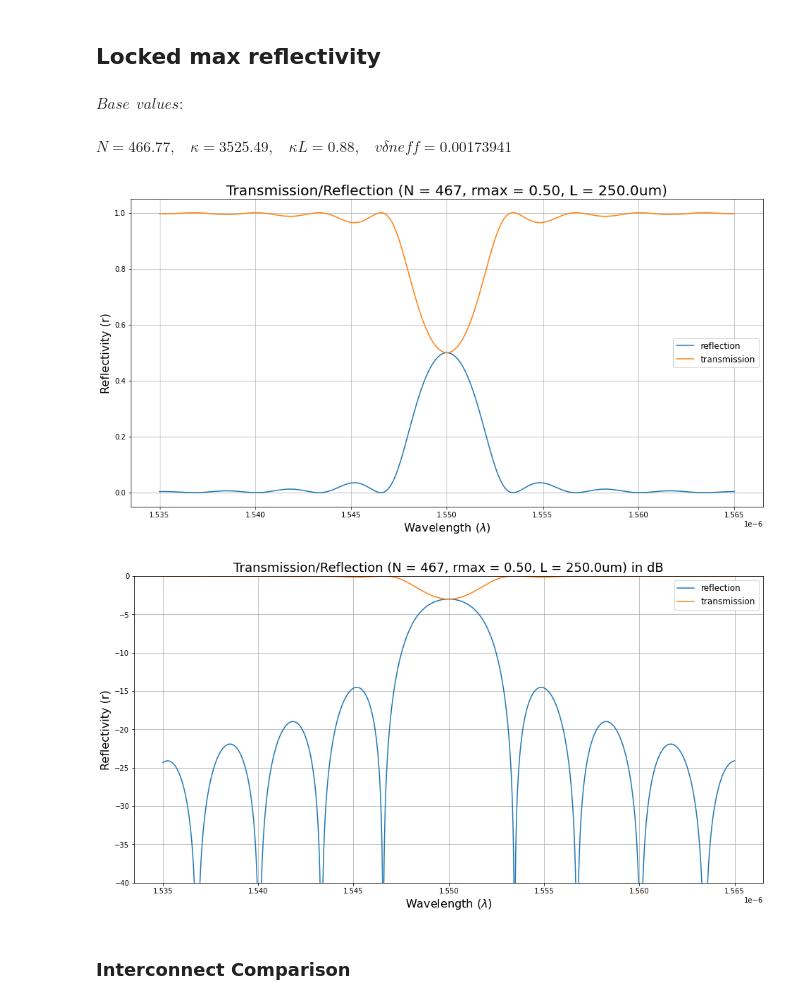
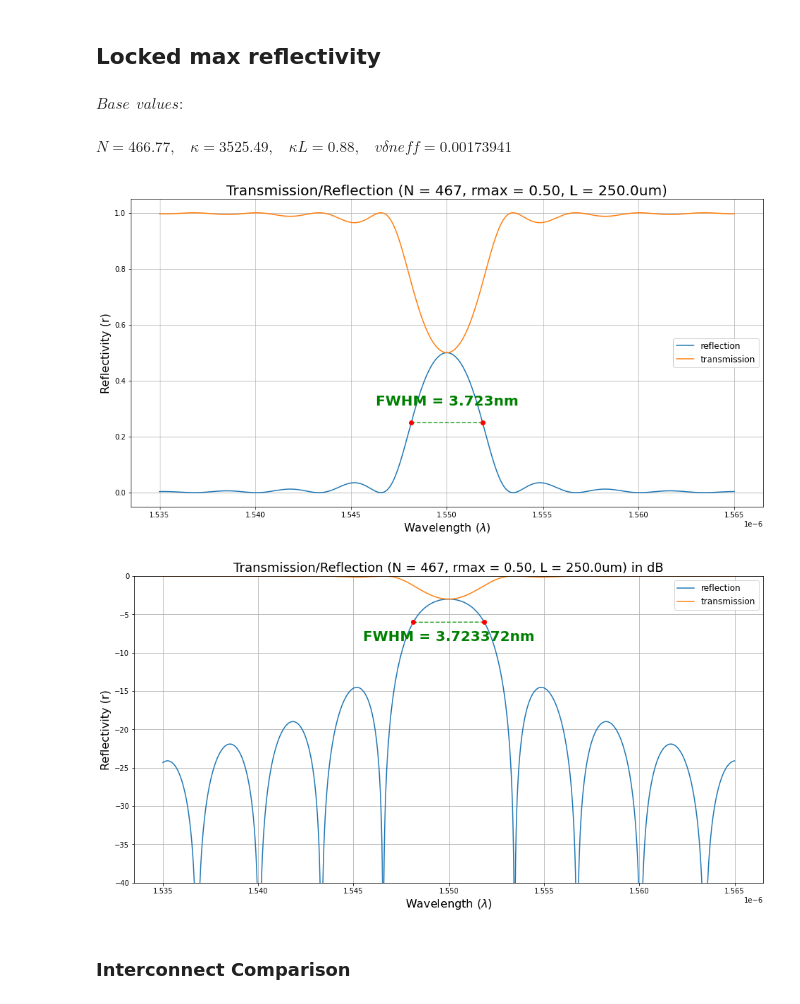
Before and after one commit to CaioRodrigues200/Photonics-training, a Jupyter notebook: Projects/Bragg Grating/SimulationFiles/FirstAnalysis.ipynb, the cells around one changed output. Drawn from its saved outputs; the diff is of its cells as text; code cells hidden in the pictures.

```diff
--- a/Projects/Bragg Grating/SimulationFiles/FirstAnalysis.ipynb
+++ b/Projects/Bragg Grating/SimulationFiles/FirstAnalysis.ipynb
@@ -16,3 +19,25 @@ import importlib.util
+# %%
+def signalLv(yarray,level,type):
+    peak, pd = find_peaks(yarray)
+    maxpeak = yarray[peak[np.argmax(yarray[peak])]]
+    minpeak = yarray[np.argmin(yarray)]
+    index = []
+
+    if(type == 'linear'):
+        lvpeak = (maxpeak - minpeak)*level + minpeak
+        for i in range(0,np.size(yarray)-1):
+            if(((maxpeak-yarray[i]) - (maxpeak-lvpeak)) * ((maxpeak-yarray[i+1]) - (maxpeak-lvpeak)) <= 0):
+                index.append(i)
+        yMed = (yarray[index[0]] + yarray[index[-1]])/2
+
+    if(type == 'log10'):
+        lvpeak = maxpeak + 10*np.log10(level)
+        for i in range(0,np.size(yarray)-1):
+            if(((maxpeak-yarray[i]) - (maxpeak-lvpeak)) * ((maxpeak-yarray[i+1]) - (maxpeak-lvpeak)) <= 0):
+                index.append(i)
+        yMed = 10*np.log10((10**(yarray[index[0]]/2) + 10**(yarray[index[1]]/2))/2)
+
+    return {'index':index,'yMed':yMed}
 # %% [markdown]
 # Reflectivity x Normalized wavelength
 # %%
@@ -157,36 +182,54 @@ wvlen = np.linspace(1.535e-6, 1.565e-6, points)
 N = 2*neff*L/designWv
 gSigma = (2*np.pi*neff)/wvlen - sigma - (N*np.pi/L)
 kappa = (np.arctanh(np.sqrt(rmax)))/L
 vneff = kappa*designWv/np.pi
 ksig = csqrt(kappa**2 - gSigma**2)
 r = ((np.sinh(ksig * L))**2) / ((np.cosh(ksig * L))**2  - (gSigma**2)/(kappa**2))
 
 display(Math('Base~~values:'))
 display(Math('N = %5.2f ,~~~~ \kappa = %5.2f ,~~~~ \kappa L = %5.2f, ~~~~v\delta neff = %.8f' %(N, kappa, kappa*L, vneff)))
 
 plt.figure(figsize=(16, 8))
 plt.title('Transmission/Reflection (N = {:.0f}, rmax = {:.2f}, L = {:.1f}um)'.format(N,rmax,L*1e6), fontsize=20)
 plt.xlabel(r'Wavelength ($\lambda$)', fontsize=16)
 plt.ylabel('Reflectivity (r)', fontsize=16)
 plt.plot(wvlen,r,label='reflection')
 plt.plot(wvlen,1-r,label='transmission')
 plt.legend(fontsize=12)
 plt.grid(True)
 
+indexes = {}
+indexes = signalLv(r,0.5,'linear')
+xCoords = wvlen[indexes['index']]
+plt.plot([xCoords[0],xCoords[-1]],[indexes['yMed'],indexes['yMed']],linestyle='--')
+plt.plot(xCoords,np.linspace(indexes['yMed'],indexes['yMed'],np.size(xCoords)),'o',color='r')
+plt.text((xCoords[0] + xCoords[-1])/2, indexes['yMed']+0.1, 'FWHM = {:.3f}nm'.format((xCoords[-1] - xCoords[0])*1e9), color='g', weight='black', fontsize =20, horizontalalignment='center',
+verticalalignment='top')
+
+r2 = 10*np.log10(r)
 plt.figure(figsize=(16, 8))
 plt.title('Transmission/Reflection (N = {:.0f}, rmax = {:.2f}, L = {:.1f}um) in dB'.format(N,rmax,L*1e6), fontsize=18)
 plt.xlabel(r'Wavelength ($\lambda$)', fontsize=16)
 plt.ylabel('Reflectivity (r)', fontsize=16)
-plt.plot(wvlen,10*np.log10(r),label='reflection')
+plt.plot(wvlen,r2,label='reflection')
 plt.plot(wvlen,10*np.log10(1-r),label='transmission')
 plt.ylim((-40,0))
 plt.legend(fontsize=12)
 plt.grid(True)
+
+indexes = signalLv(r2,0.5,'log10')
+xCoords = wvlen[indexes['index']]
+plt.plot([xCoords[0],xCoords[-1]],[r2[indexes['index'][0]],r2[indexes['index'][-1]]],linestyle='--')
+plt.plot(xCoords, np.linspace( r2[indexes['index'][0]], r2[indexes['index'][0]], np.size(xCoords)),'o',color='r')
+plt.text((xCoords[0] + xCoords[-1])/2,  r2[indexes['index'][0]]-1, 'FWHM = {:.6f}nm'.format((xCoords[-1] - xCoords[0])*1e9), color='g', weight='black', fontsize =20, horizontalalignment='center',
+verticalalignment='top')
+
+warnings.filterwarnings("ignore")
 # %% [output]
 $\displaystyle Base~~values:$
 $\displaystyle N = 466.77 ,~~~~ \kappa = 3525.49 ,~~~~ \kappa L =  0.88, ~~~~v\delta neff = 0.00173941$
-[figure, old version]
+[figure, new version]
-[figure, old version]
+[figure, new version]
 # %% [markdown]
 ### Interconnect Comparison
 # %%
```
Also changed, not shown: parts of 4 cells of this notebook, 8 other files.
